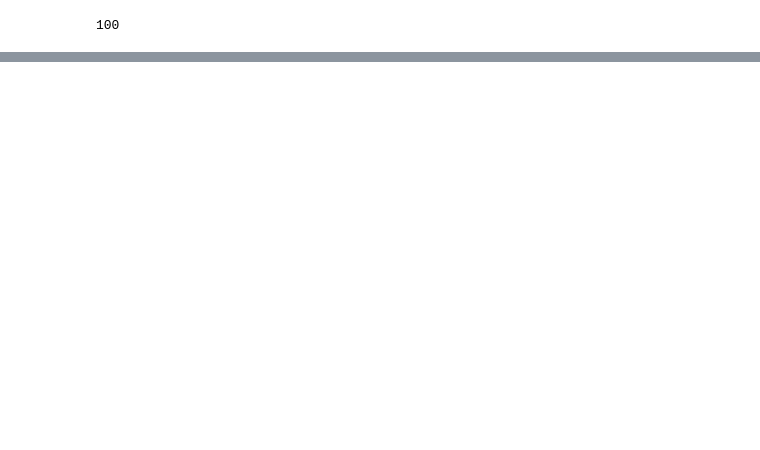
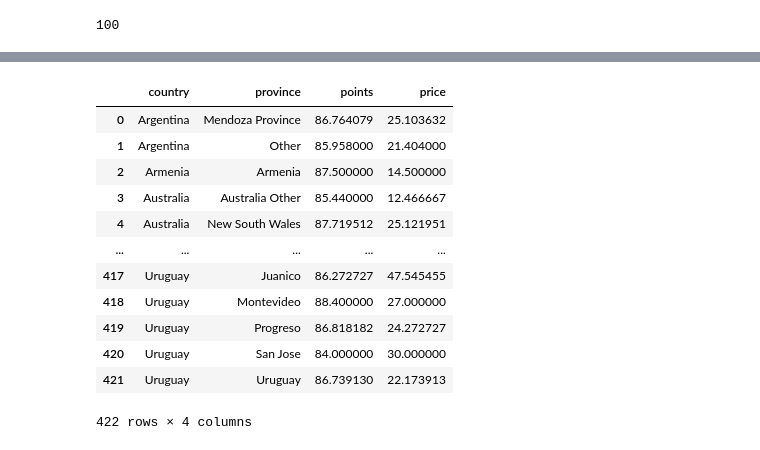
Before and after one commit to Justelei/Python_mokymai, a Jupyter notebook: paskaita_7.ipynb, the cells around one changed output, grey strips where cells are left out. Saved outputs shown, nothing was run; the diff lists cells and outputs as text; code cells hidden in the pictures; blank space fills up the shorter version.

```diff
--- a/paskaita_7.ipynb
+++ b/paskaita_7.ipynb
@@ -691,0 +849,3 @@ wine_df['points'].max()
+# %%
+wine_df['place'] = wine_df.apply(my_function, axis=1,)
+wine_df
@@ -691,0 +870,6 @@ wine_df['points'].max()
+# %%
+wine_df_cleaned = wine_df.drop_duplicates() # jeigu nieko nenurodom, palieka pati pirma pasitaikiusia unikalia reiksmes, ismeta pasikartojancias
+wine_df_cleaned
+# paleidus sumazejo apie 10k eiluciu
+
+# PACIU DUOMENU NEISTRINA, JEIGU NORIM PERRASYTI, PERRASOM
@@ -691,0 +898,7 @@ wine_df['points'].max()
+# %%
+# dropna - removes missing values
+
+ # dropna neperraso originalios lenteles, reikia parodyti, kad norim perrasyti
+
+wine_df_cleaned = wine_df_cleaned.dropna(how='any', subset = ['price', 'province']) # drops rows with NaN in price, province columns
+# jeigu price ir province stulpeliuose yra nan vertes, tas eilutes ismeta
@@ -691,0 +909,7 @@ wine_df['points'].max()
+# %%
+grouped = wine_df_cleaned.groupby(['country', 'province'])[['points', 'price']].mean()
+grouped
+# Australija ir salia daug provinciju, mean paskaiciuoja per sali ir per provincija, taip sugrupuota pagal sali ir province ir tuomet mean atitinkamai
+# pvz galima provincijas pagal sali lyginti, kur kainos didesnes ir pan, smulkiau isanalizuoja
+
+# country ir province kaip index
@@ -691,0 +944,20 @@ wine_df['points'].max()
+# %%
+# jeigu norime country ir province panaikinti kaip index
+
+grouped.reset_index()
+
+# country ir province patenka tarp stulpeliu ir country ir province kartojasi daug kartu, pries tai buvo tik unikalios reiksmes
+# %% [output]
+|  | country | province | points | price |
+| 0 | Argentina | Mendoza Province | 86.764079 | 25.103632 |
+| 1 | Argentina | Other | 85.958000 | 21.404000 |
+| 2 | Armenia | Armenia | 87.500000 | 14.500000 |
+| 3 | Australia | Australia Other | 85.440000 | 12.466667 |
+| 4 | Australia | New South Wales | 87.719512 | 25.121951 |
+| ... | ... | ... | ... | ... |
+| 417 | Uruguay | Juanico | 86.272727 | 47.545455 |
+| 418 | Uruguay | Montevideo | 88.400000 | 27.000000 |
+| 419 | Uruguay | Progreso | 86.818182 | 24.272727 |
+| 420 | Uruguay | San Jose | 84.000000 | 30.000000 |
+| 421 | Uruguay | Uruguay | 86.739130 | 22.173913 |
+422 rows × 4 columns
```
Also changed, not shown: parts of 27 cells of this notebook.
